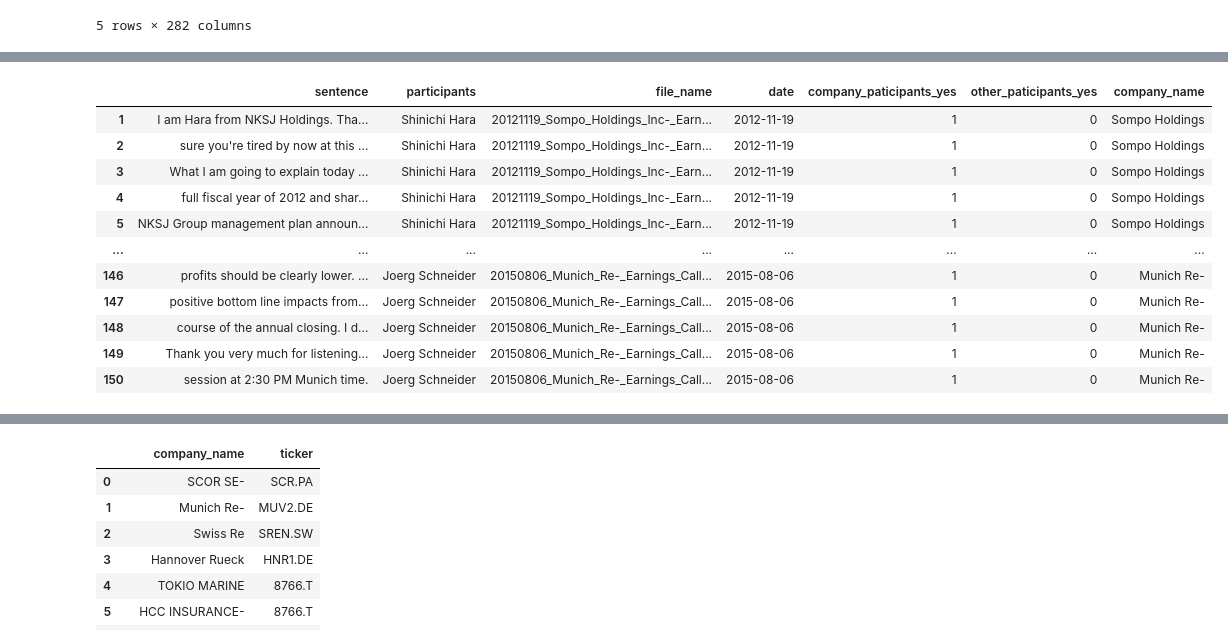
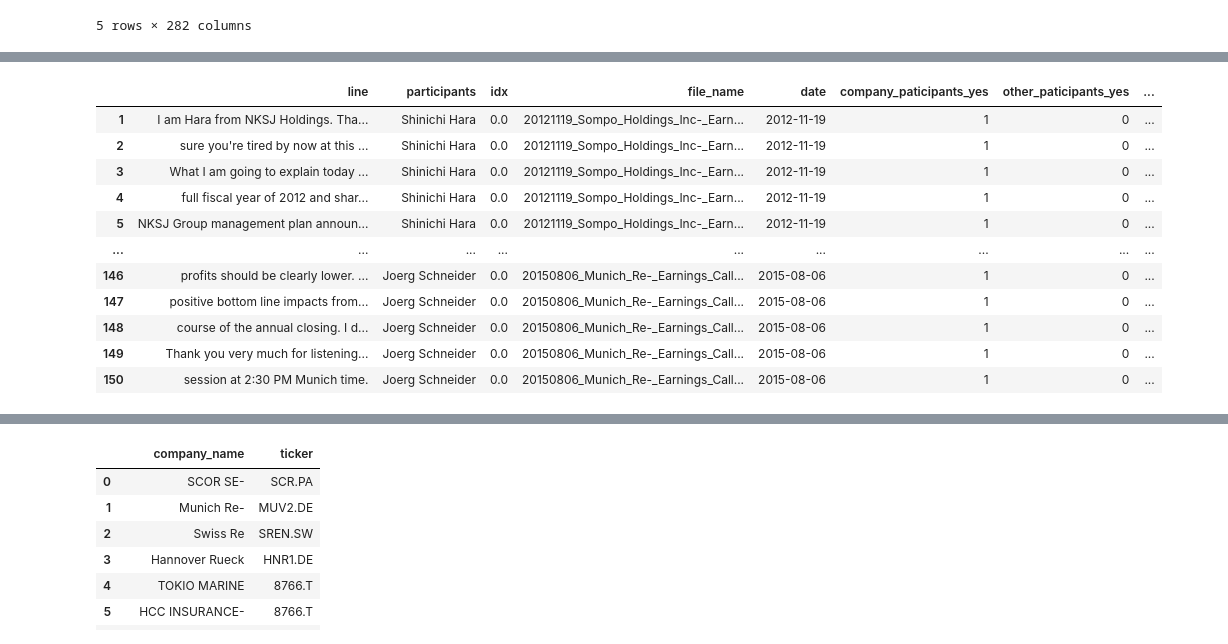
Before and after one commit to BoE-ARP-Bayes-MSc-BA/BoE_ARP_test02, a Jupyter notebook: main_model.ipynb, the cells around one changed output, grey strips where cells are left out. Cells and saved outputs as stored; diff of their text form; code cells hidden in the pictures.

Commit message:
model_df committing

```diff
--- a/main_model.ipynb
+++ b/main_model.ipynb
@@ -147,11 +149,15 @@ for column in df_clean_na.columns:
     both_participants_row_index = df_clean_na[df_clean_na[column].isin(all_participants_list)].index.tolist()
     # apply the both_participants_row_index to the df_clean_na['participants']
     concat_df[column] = df_clean_na[column]
-    concat_df[f"participants_{column}"] = df_clean_na[column].apply(lambda x: x if x in all_participants_list else np.nan)
+    ppt_list = df_clean_na[column].apply(lambda x: x if x in all_participants_list else 0)
+    idx_list = [int(idx) if ppt_list[idx] != 0 else np.nan for idx in range(len(ppt_list)) ]
+    # adding paricipants name
+    concat_df[f"participants_{column}"] = [name if name != 0 else np.nan for name in ppt_list]
+    # adding index columns
+    concat_df[f"idx_{column}"] = idx_list
     # fill the NaN with the value of the previous row
     concat_df[f"participants_{column}"] = concat_df[f"participants_{column}"].fillna(method='ffill')
-    # # create df with the index of the row with all_participants_list # got some issue here
-    # participants_index[f"participants_index_{column}"] = concat_df[f"participants_{column}"].apply(lambda x: concat_df[column].index[concat_df[column] == x].tolist()[0] if x in all_participants_list else np.nan)
+    concat_df[f"idx_{column}"] = concat_df[f"idx_{column}"].fillna(method='ffill')
 
 concat_df
 # %% [output]
@@ -173,49 +195,80 @@ concat_df
 # %%
-no_par_df = pd.DataFrame()
-# identify the len before NaN of each column
-for column in df_clean_na.columns:
-    # exclude the row if no_par_df[column]==no_par_df[f"participants_{column}"]
-    no_par_df = concat_df[concat_df[column] != concat_df[f"participants_{column}"]]
+# no_par_df = pd.DataFrame()
+# # identify the len before NaN of each column
+# for column in df_clean_na.columns:
+#     # exclude the row if no_par_df[column]==no_par_df[f"participants_{column}"]
+#     no_par_df = concat_df[concat_df[column] != concat_df[f"participants_{column}"]]
 
-# use len(no_par_df.columns.to_list()) to write a for loop
+# # use len(no_par_df.columns.to_list()) to write a for loop
+# model_df = pd.DataFrame()
+# for i in range(int(len(no_par_df.columns.to_list())/2)):
+#     tmp_df = pd.DataFrame()
+#     tmp_df = no_par_df.iloc[:,(i*2):(i*2)+2].copy()
+#     # extract the index as column from the text
+#     tmp_df['file_name'] = tmp_df.columns.to_list()[0]
+#     # extract the date from the index column
+#     tmp_df['date'] = tmp_df['file_name'].apply(lambda x: x.split('_')[0])
+#     # change the date column to datetime
+#     tmp_df['date'] = pd.to_datetime(tmp_df['date'])
+#     # rename to be consistent with the column name
+#     tmp_df.columns = ["sentence", "participants", "idx", "file_name","date"]
+#     # if the 'participants' column's value equals to any of the company_paticipants_list, other_paticipants_list, then set the value to 0
+#     tmp_df['company_paticipants_yes'] = tmp_df['participants'].apply(lambda x: 1 if x in company_paticipants_list else 0)
+#     tmp_df['other_paticipants_yes'] = tmp_df['participants'].apply(lambda x: 1 if x in other_paticipants_list else 0)
+#     # drop the row if the column "sentence" is NaN
+#     tmp_df = tmp_df.dropna(subset=['sentence'], how='all')
+#     tmp_df['company_name1']  = tmp_df['file_name'].apply(lambda x: x.split('_')[1])
+#     tmp_df['company_name2']  = tmp_df['file_name'].apply(lambda x: x.split('_')[2])
+#     tmp_df['company_name'] = tmp_df["company_name1"] + " " + tmp_df["company_name2"]
+#     # drop the 'company_name1' and 'company_name2' column
+#     tmp_df = tmp_df.drop(columns=['company_name1', 'company_name2'])
+#     model_df = model_df.append(tmp_df)
+
+# model_df
+
+# # model_df_test =  sentence_df(df_clean_na, concat_df, company_paticipants_list, other_paticipants_list) # it is not wowrking
+# # model_df_test
+
 model_df = pd.DataFrame()
-for i in range(int(len(no_par_df.columns.to_list())/2)):
+for i in range(int(len(concat_df.columns.to_list())/3)):
+    #print(i)
     tmp_df = pd.DataFrame()
-    tmp_df = no_par_df.iloc[:,(i*2):(i*2)+2].copy()
+    tmp_df = concat_df.iloc[:,(i*3):(i*3)+3].copy()
     # extract the index as column from the text
     tmp_df['file_name'] = tmp_df.columns.to_list()[0]
     # extract the date from the index column
     tmp_df['date'] = tmp_df['file_name'].apply(lambda x: x.split('_')[0])
     # change the date column to datetime
     tmp_df['date'] = pd.to_datetime(tmp_df['date'])
     # rename to be consistent with the column name
-    tmp_df.columns = ["sentence", "participants", "file_name","date"]
+    tmp_df.columns = ["line", "participants",  "idx", "file_name","date"]
     # if the 'participants' column's value equals to any of the company_paticipants_list, other_paticipants_list, then set the value to 0
     tmp_df['company_paticipants_yes'] = tmp_df['participants'].apply(lambda x: 1 if x in company_paticipants_list else 0)
     tmp_df['other_paticipants_yes'] = tmp_df['participants'].apply(lambda x: 1 if x in other_paticipants_list else 0)
-    # drop the row if the column "sentence" is NaN
-    tmp_df = tmp_df.dropna(subset=['sentence'], how='all')
+    # drop the row if the column "line" is NaN
+    tmp_df = tmp_df.dropna(subset=['line'], how='all')
     tmp_df['company_name1']  = tmp_df['file_name'].apply(lambda x: x.split('_')[1])
     tmp_df['company_name2']  = tmp_df['file_name'].apply(lambda x: x.split('_')[2])
     tmp_df['company_name'] = tmp_df["company_name1"] + " " + tmp_df["company_name2"]
     # drop the 'company_name1' and 'company_name2' column
-    tmp_df = tmp_df.drop(columns=['company_name1', 'company_name2'])
+    tmp_df = tmp_df.drop(columns=['company_name1', 'company_name2']).reset_index(drop=True)
+    # drop line contains only participants name
+    id_rows = tmp_df[tmp_df['line']==tmp_df['participants']].index
+    tmp_df = tmp_df.drop(id_rows)
+    # append into dataframe
     model_df = model_df.append(tmp_df)
 
 model_df
-
-# model_df_test =  sentence_df(df_clean_na, concat_df, company_paticipants_list, other_paticipants_list) # it is not wowrking
-# model_df_test
 # %% [output]
-|  | sentence | participants | file_name | date | company_paticipants_yes | other_paticipants_yes | company_name |
-| 1 | I am Hara from NKSJ Holdings. Tha... | Shinichi Hara | 20121119_Sompo_Holdings_Inc-_Earn... | 2012-11-19 | 1 | 0 | Sompo Holdings |
-| 2 | sure you're tired by now at this ... | Shinichi Hara | 20121119_Sompo_Holdings_Inc-_Earn... | 2012-11-19 | 1 | 0 | Sompo Holdings |
-| 3 | What I am going to explain today ... | Shinichi Hara | 20121119_Sompo_Holdings_Inc-_Earn... | 2012-11-19 | 1 | 0 | Sompo Holdings |
-| 4 | full fiscal year of 2012 and shar... | Shinichi Hara | 20121119_Sompo_Holdings_Inc-_Earn... | 2012-11-19 | 1 | 0 | Sompo Holdings |
-| 5 | NKSJ Group management plan announ... | Shinichi Hara | 20121119_Sompo_Holdings_Inc-_Earn... | 2012-11-19 | 1 | 0 | Sompo Holdings |
-| ... | ... | ... | ... | ... | ... | ... | ... |
-| 146 | profits should be clearly lower. ... | Joerg Schneider | 20150806_Munich_Re-_Earnings_Call... | 2015-08-06 | 1 | 0 | Munich Re- |
-| 147 | positive bottom line impacts from... | Joerg Schneider | 20150806_Munich_Re-_Earnings_Call... | 2015-08-06 | 1 | 0 | Munich Re- |
-| 148 | course of the annual closing. I d... | Joerg Schneider | 20150806_Munich_Re-_Earnings_Call... | 2015-08-06 | 1 | 0 | Munich Re- |
-| 149 | Thank you very much for listening... | Joerg Schneider | 20150806_Munich_Re-_Earnings_Call... | 2015-08-06 | 1 | 0 | Munich Re- |
-| 150 | session at 2:30 PM Munich time. | Joerg Schneider | 20150806_Munich_Re-_Earnings_Call... | 2015-08-06 | 1 | 0 | Munich Re- |
+|  | line | participants | idx | file_name | date | company_paticipants_yes | other_paticipants_yes | ... |
+| 1 | I am Hara from NKSJ Holdings. Tha... | Shinichi Hara | 0.0 | 20121119_Sompo_Holdings_Inc-_Earn... | 2012-11-19 | 1 | 0 | ... |
+| 2 | sure you're tired by now at this ... | Shinichi Hara | 0.0 | 20121119_Sompo_Holdings_Inc-_Earn... | 2012-11-19 | 1 | 0 | ... |
+| 3 | What I am going to explain today ... | Shinichi Hara | 0.0 | 20121119_Sompo_Holdings_Inc-_Earn... | 2012-11-19 | 1 | 0 | ... |
+| 4 | full fiscal year of 2012 and shar... | Shinichi Hara | 0.0 | 20121119_Sompo_Holdings_Inc-_Earn... | 2012-11-19 | 1 | 0 | ... |
+| 5 | NKSJ Group management plan announ... | Shinichi Hara | 0.0 | 20121119_Sompo_Holdings_Inc-_Earn... | 2012-11-19 | 1 | 0 | ... |
+| ... | ... | ... | ... | ... | ... | ... | ... | ... |
+| 146 | profits should be clearly lower. ... | Joerg Schneider | 0.0 | 20150806_Munich_Re-_Earnings_Call... | 2015-08-06 | 1 | 0 | ... |
+| 147 | positive bottom line impacts from... | Joerg Schneider | 0.0 | 20150806_Munich_Re-_Earnings_Call... | 2015-08-06 | 1 | 0 | ... |
+| 148 | course of the annual closing. I d... | Joerg Schneider | 0.0 | 20150806_Munich_Re-_Earnings_Call... | 2015-08-06 | 1 | 0 | ... |
+| 149 | Thank you very much for listening... | Joerg Schneider | 0.0 | 20150806_Munich_Re-_Earnings_Call... | 2015-08-06 | 1 | 0 | ... |
+| 150 | session at 2:30 PM Munich time. | Joerg Schneider | 0.0 | 20150806_Munich_Re-_Earnings_Call... | 2015-08-06 | 1 | 0 | ... |
```
Also changed, not shown: parts of 28 cells of this notebook, 2 other files.
